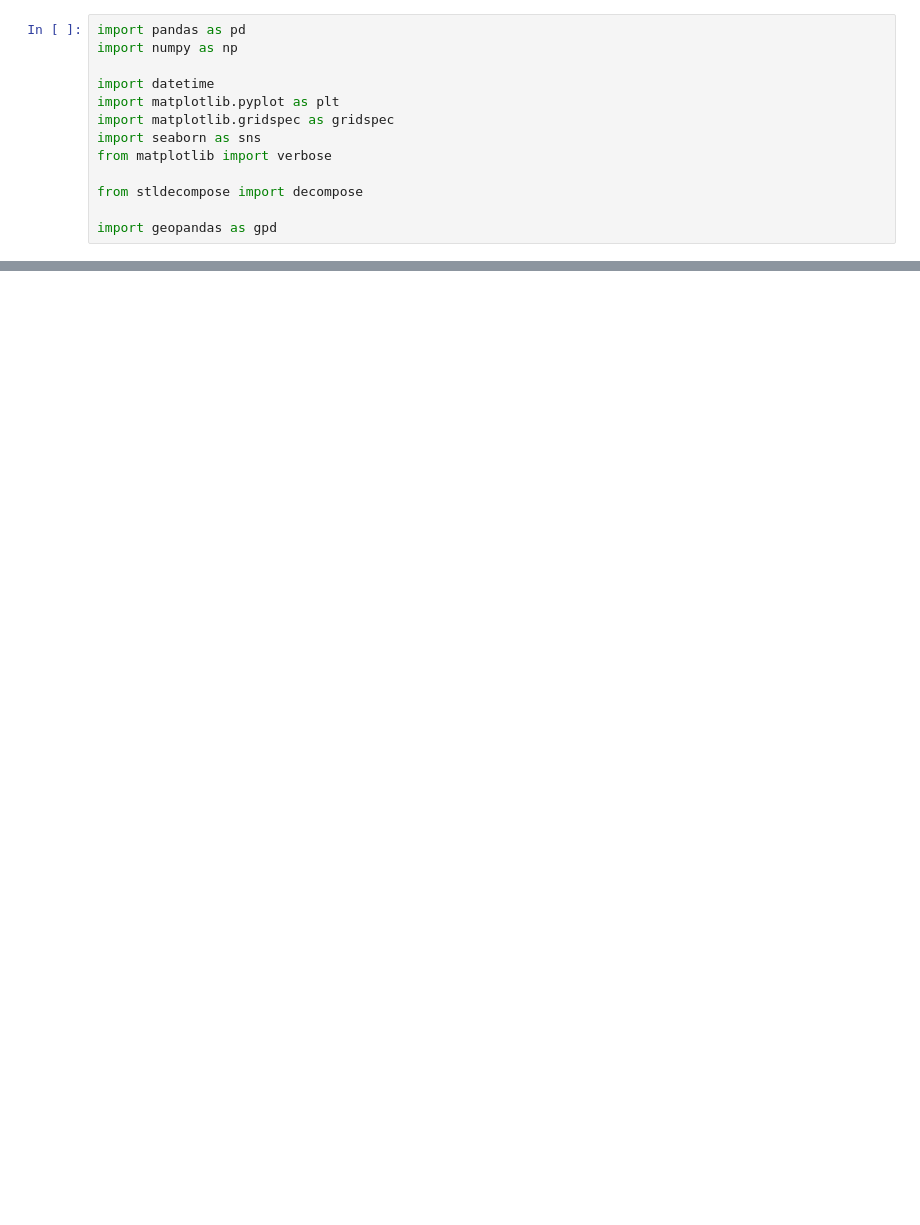
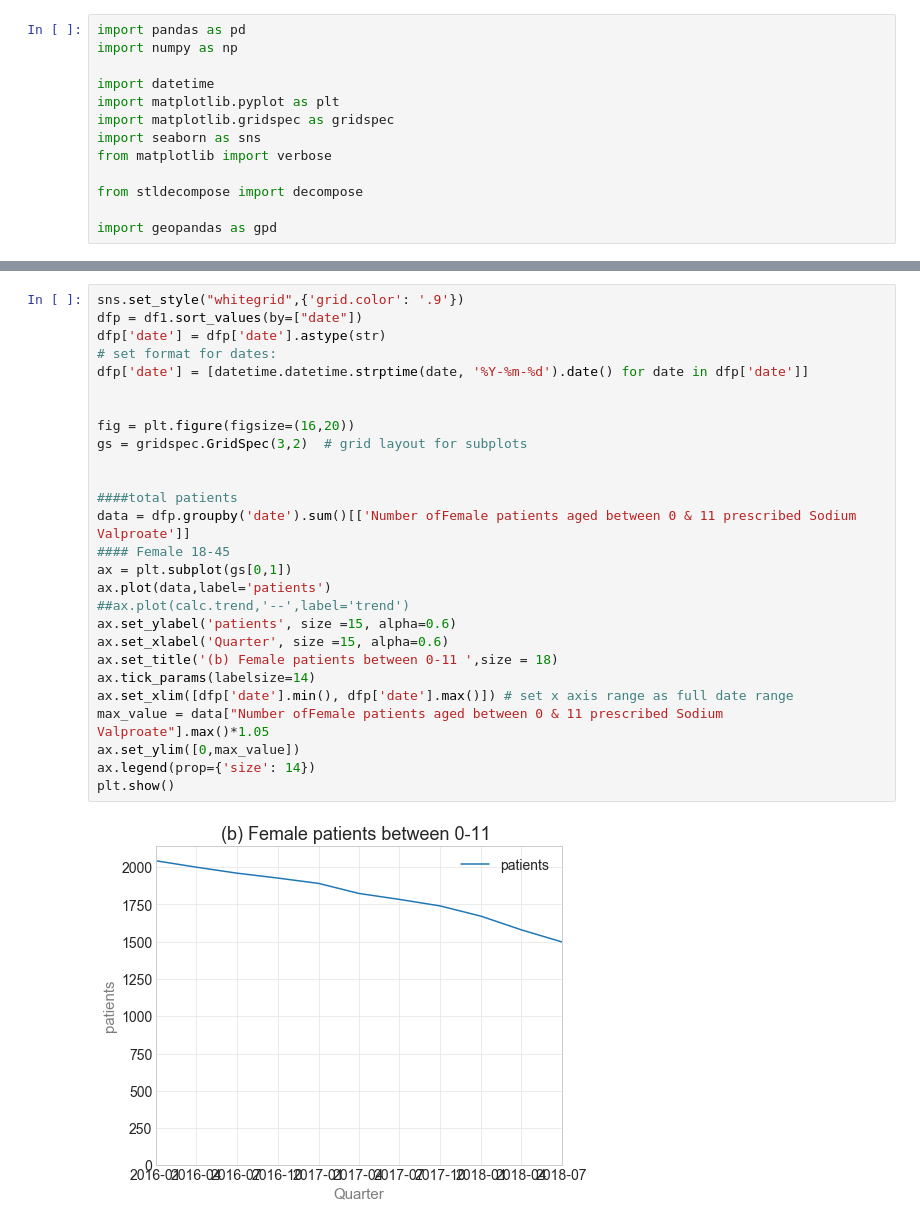
Before and after one commit to ebmdatalab/Methotrexate, a Jupyter notebook: Sodium Valproate in Females.ipynb, the cells around one changed output, grey strips where cells are left out. Drawn from its saved outputs; the diff is of its cells as text; blank space fills up the shorter version.

```diff
--- a/Sodium Valproate in Females.ipynb
+++ b/Sodium Valproate in Females.ipynb
@@ -160,0 +145,29 @@ SyntaxError: invalid syntax (<ipython-input-37-b94a801eea80>, line 8)
+# %%
+sns.set_style("whitegrid",{'grid.color': '.9'})
+dfp = df1.sort_values(by=["date"])
+dfp['date'] = dfp['date'].astype(str)
+# set format for dates:
+dfp['date'] = [datetime.datetime.strptime(date, '%Y-%m-%d').date() for date in dfp['date']]
+
+
+fig = plt.figure(figsize=(16,20))
+gs = gridspec.GridSpec(3,2)  # grid layout for subplots
+
+
+####total patients
+data = dfp.groupby('date').sum()[['Number ofFemale patients aged between 0 & 11 prescribed Sodium Valproate']]
+#### Female 18-45
+ax = plt.subplot(gs[0,1])
+ax.plot(data,label='patients')
+##ax.plot(calc.trend,'--',label='trend')
+ax.set_ylabel('patients', size =15, alpha=0.6)
+ax.set_xlabel('Quarter', size =15, alpha=0.6)
+ax.set_title('(b) Female patients between 0-11 ',size = 18)
+ax.tick_params(labelsize=14)
+ax.set_xlim([dfp['date'].min(), dfp['date'].max()]) # set x axis range as full date range
+max_value = data["Number ofFemale patients aged between 0 & 11 prescribed Sodium Valproate"].max()*1.05
+ax.set_ylim([0,max_value])
+ax.legend(prop={'size': 14})
+plt.show()
+# %% [output]
+[figure, added]
```
Also changed, not shown: parts of 13 cells of this notebook, 7 other files.
